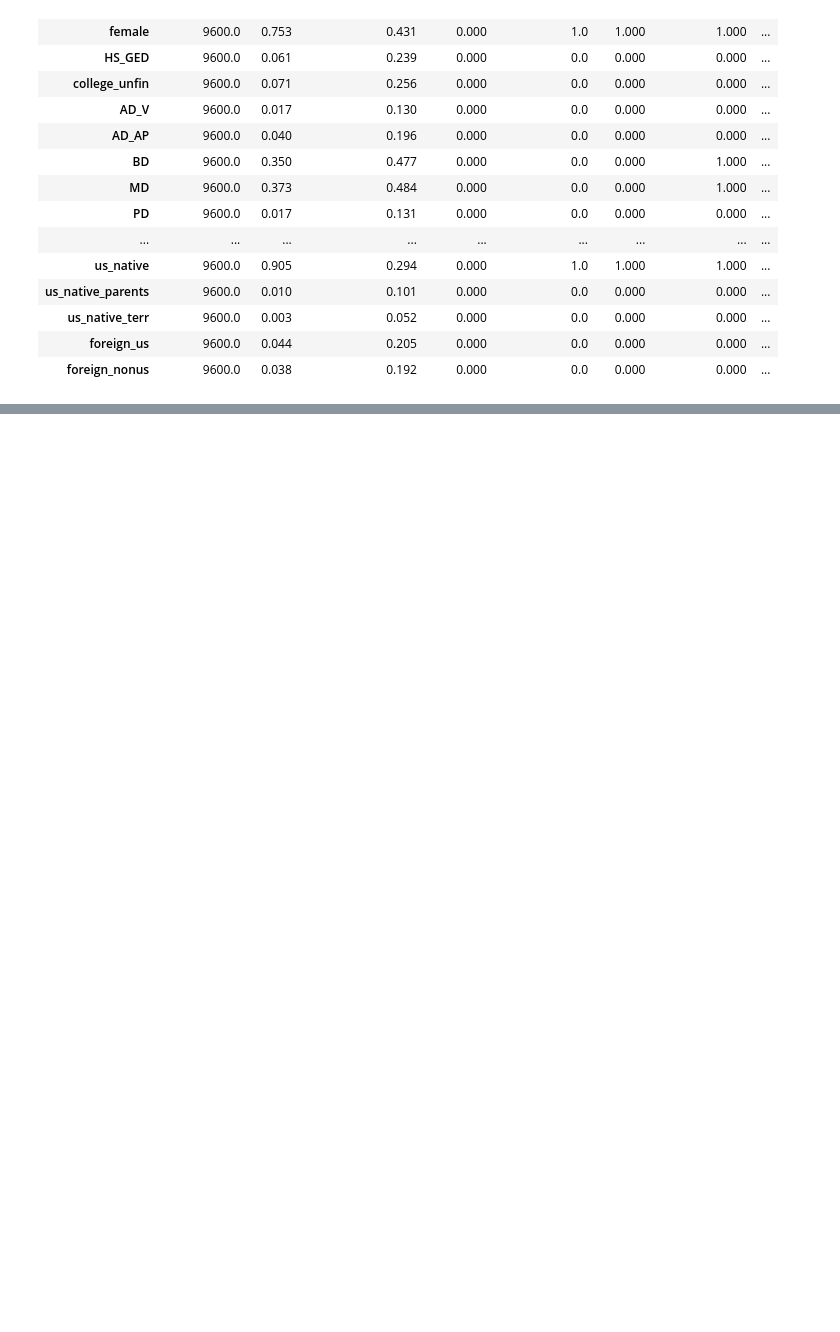
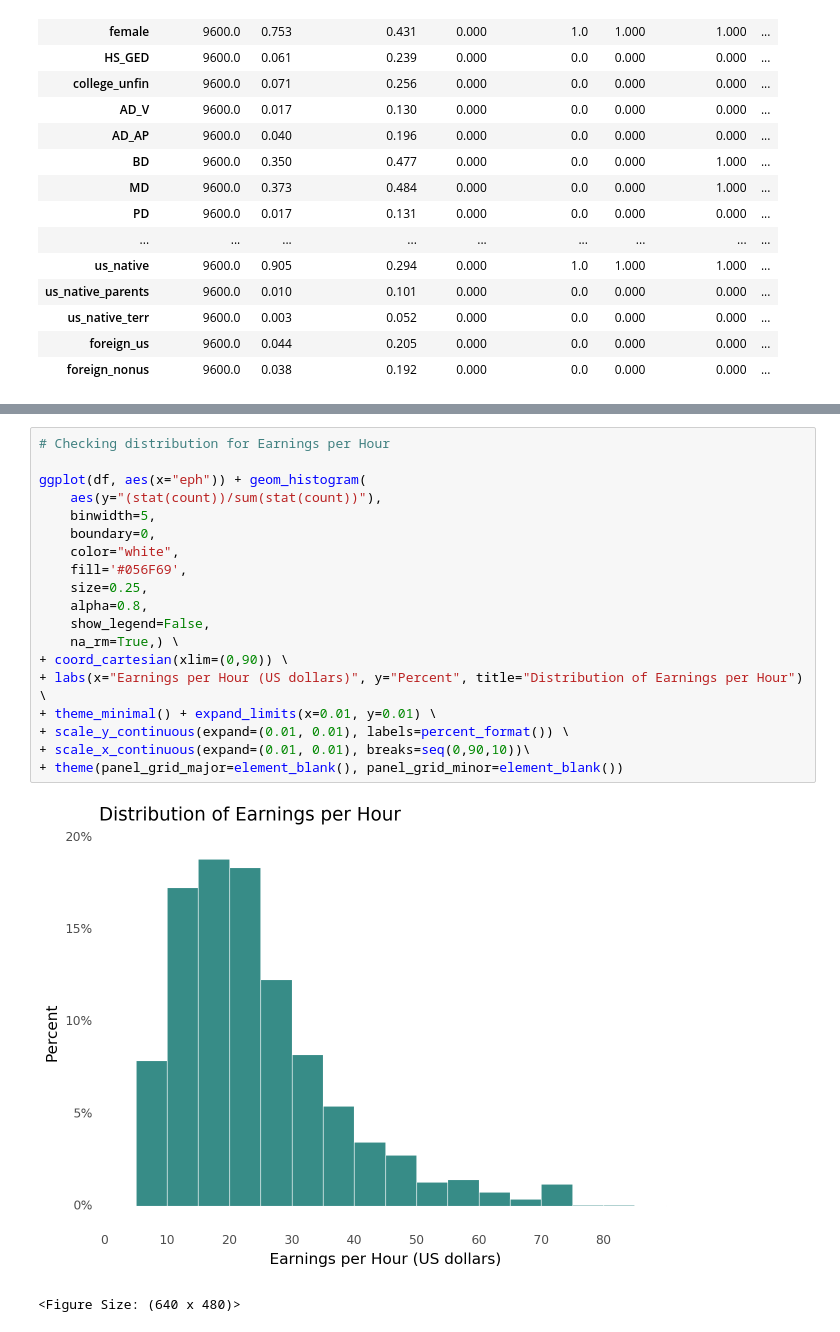
Before and after one commit to arbash-malik/DA3, a Jupyter notebook: Assignment Code.ipynb, the cells around one changed output, grey strips where cells are left out. Cells and saved outputs as stored; diff of their text form; blank space fills up the shorter version.

Commit message:
Added graphs for variables
Filtered out data, and dropped columns for cleaner df

```diff
--- a/Assignment Code.ipynb
+++ b/Assignment Code.ipynb
@@ -376,0 +380,22 @@ summary
+# %%
+# Checking distribution for Earnings per Hour
+
+ggplot(df, aes(x="eph")) + geom_histogram(
+    aes(y="(stat(count))/sum(stat(count))"),
+    binwidth=5,
+    boundary=0,
+    color="white",
+    fill='#056F69',
+    size=0.25,
+    alpha=0.8,
+    show_legend=False,
+    na_rm=True,) \
++ coord_cartesian(xlim=(0,90)) \
++ labs(x="Earnings per Hour (US dollars)", y="Percent", title="Distribution of Earnings per Hour") \
++ theme_minimal() + expand_limits(x=0.01, y=0.01) \
++ scale_y_continuous(expand=(0.01, 0.01), labels=percent_format()) \
++ scale_x_continuous(expand=(0.01, 0.01), breaks=seq(0,90,10))\
++ theme(panel_grid_major=element_blank(), panel_grid_minor=element_blank())
+# %% [output]
+[figure, added]
+<Figure Size: (640 x 480)>
```
Also changed, not shown: parts of 10 cells of this notebook.
